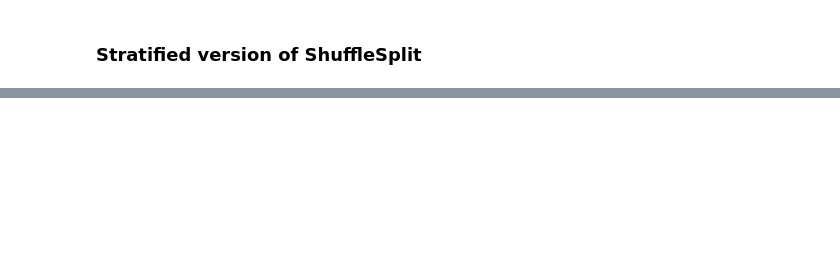
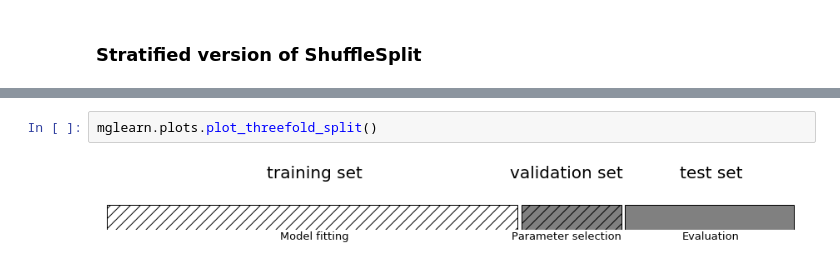
Before and after one commit to theHeimes/introduction_to_ml_with_python, a Jupyter notebook: My-08-model-evaluation-and-improvement.ipynb, the cells around one changed output, grey strips where cells are left out. Cells and saved outputs as stored; diff of their text form; blank space fills up the shorter version.

```diff
--- a/My-08-model-evaluation-and-improvement.ipynb
+++ b/My-08-model-evaluation-and-improvement.ipynb
@@ -178,0 +239,4 @@ Mean accuracy: 0.93
+# %%
+mglearn.plots.plot_threefold_split()
+# %% [output]
+[figure, added]
```
Also changed, not shown: parts of 13 cells of this notebook, 2 other files.
